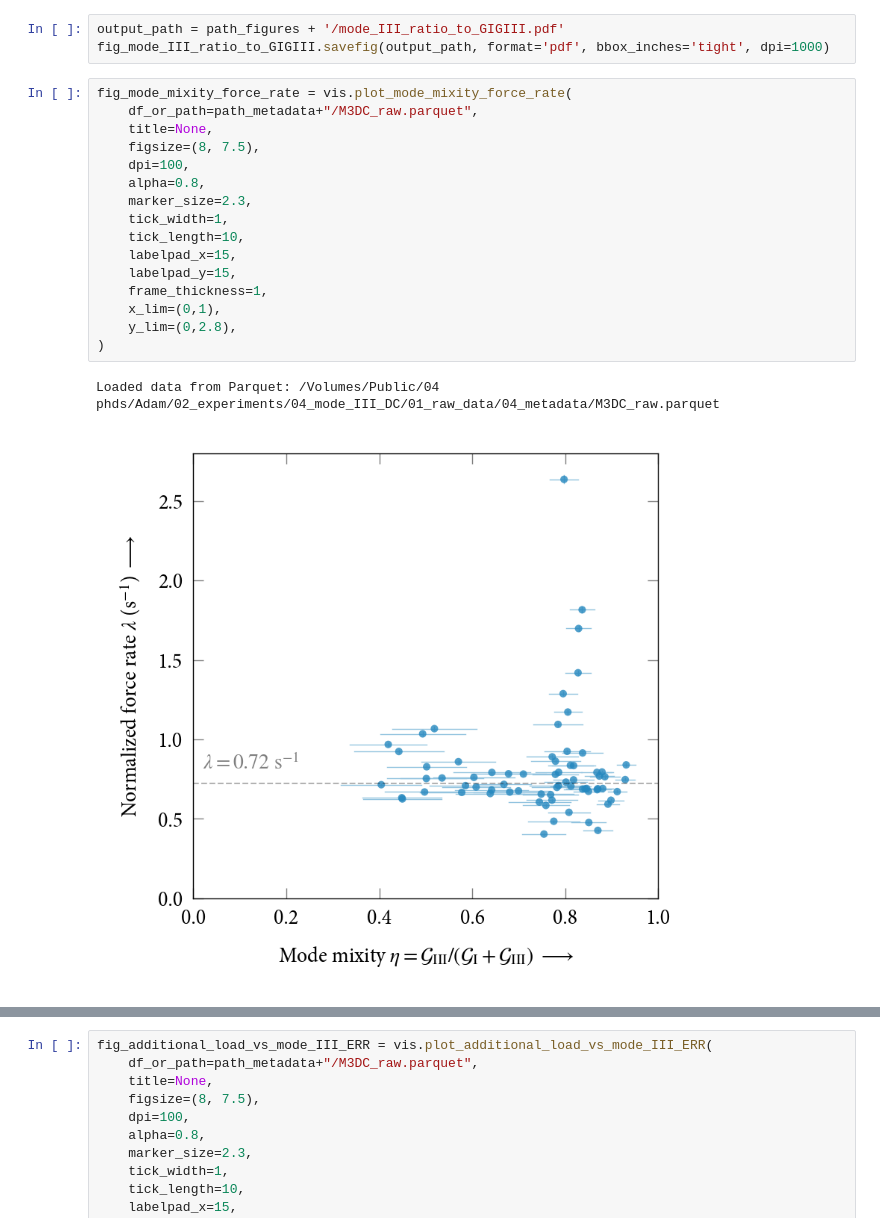
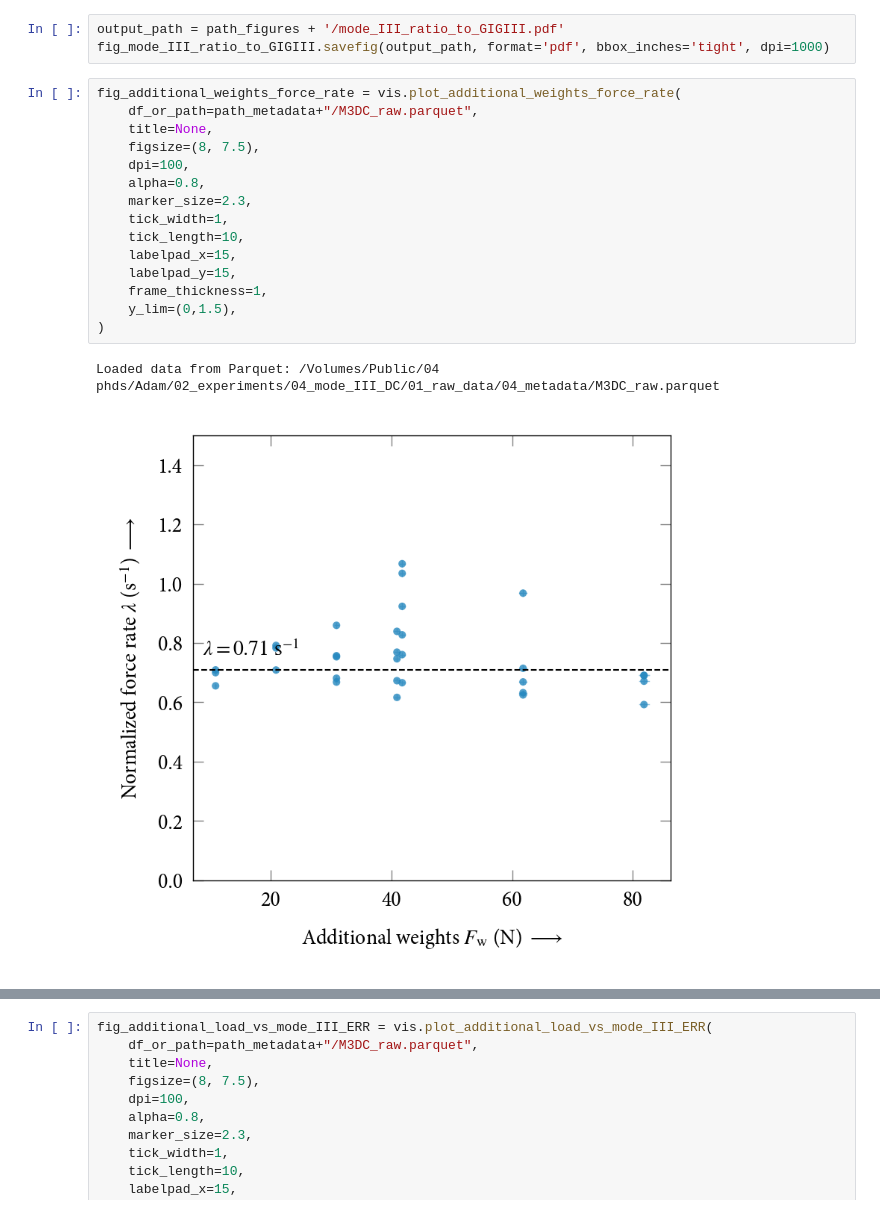
Before and after one commit to valdam95/Mode3DC, a Jupyter notebook: M3DC_Notebook.ipynb, the cells around one changed output, grey strips where cells are left out. Drawn from its saved outputs; the diff is of its cells as text.

```diff
--- a/M3DC_Notebook.ipynb
+++ b/M3DC_Notebook.ipynb
@@ -781,21 +789,20 @@ Loaded data from Parquet: /Volumes/Public/04 phds/Adam/02_experiments/04_mode_II
 output_path = path_figures + '/mode_III_ratio_to_GIGIII.pdf'
 fig_mode_III_ratio_to_GIGIII.savefig(output_path, format='pdf', bbox_inches='tight', dpi=1000)
 # %%
-fig_mode_mixity_force_rate = vis.plot_mode_mixity_force_rate(
+fig_additional_weights_force_rate = vis.plot_additional_weights_force_rate(
     df_or_path=path_metadata+"/M3DC_raw.parquet",
     title=None,
     figsize=(8, 7.5),
     dpi=100,
     alpha=0.8,
     marker_size=2.3,
     tick_width=1,
     tick_length=10,
     labelpad_x=15,
     labelpad_y=15,
     frame_thickness=1,
-    x_lim=(0,1),
-    y_lim=(0,2.8),
+    y_lim=(0,1.5),
 )
 # %% [output]
 Loaded data from Parquet: /Volumes/Public/04 phds/Adam/02_experiments/04_mode_III_DC/01_raw_data/04_metadata/M3DC_raw.parquet
-[figure, old version]
+[figure, new version]
```
Also changed, not shown: parts of 16 cells of this notebook, 7 other files.
